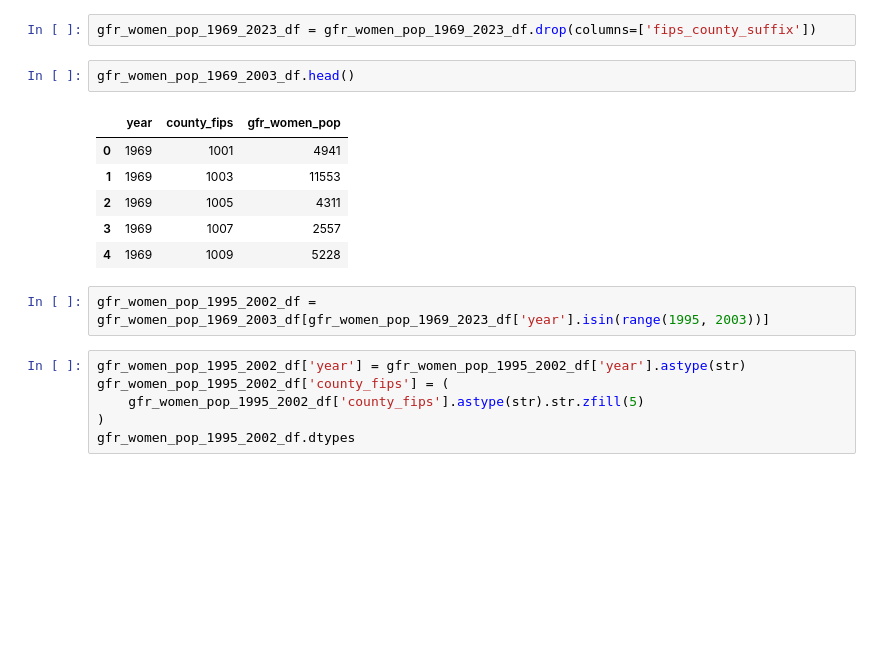
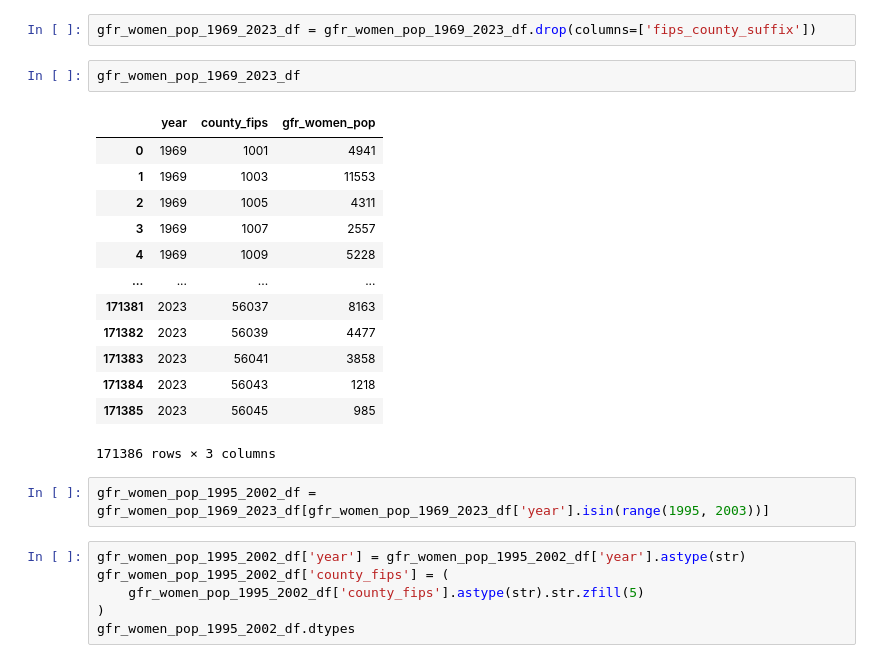
Before and after one commit to elizagoler/RecessionFertility, a Jupyter notebook: source/derived/county_gfrs/calculate_gfrs.ipynb, the cells around one changed output. Cells and saved outputs as stored; diff of their text form; blank space fills up the shorter version.

```diff
--- a/source/derived/county_gfrs/calculate_gfrs.ipynb
+++ b/source/derived/county_gfrs/calculate_gfrs.ipynb
@@ -158,16 +170,23 @@ gfr_women_pop_1969_2023_df = pd.read_csv('datastore/output/seer_population/gfr_w
 # %%
 gfr_women_pop_1969_2023_df = gfr_women_pop_1969_2023_df.drop(columns=['fips_county_suffix'])
 # %%
-gfr_women_pop_1969_2003_df.head()
+gfr_women_pop_1969_2023_df
 # %% [output]
 |  | year | county_fips | gfr_women_pop |
 | 0 | 1969 | 1001 | 4941 |
 | 1 | 1969 | 1003 | 11553 |
 | 2 | 1969 | 1005 | 4311 |
 | 3 | 1969 | 1007 | 2557 |
 | 4 | 1969 | 1009 | 5228 |
+| ... | ... | ... | ... |
+| 171381 | 2023 | 56037 | 8163 |
+| 171382 | 2023 | 56039 | 4477 |
+| 171383 | 2023 | 56041 | 3858 |
+| 171384 | 2023 | 56043 | 1218 |
+| 171385 | 2023 | 56045 | 985 |
+171386 rows × 3 columns
 # %%
-gfr_women_pop_1995_2002_df = gfr_women_pop_1969_2003_df[gfr_women_pop_1969_2023_df['year'].isin(range(1995, 2003))]
+gfr_women_pop_1995_2002_df = gfr_women_pop_1969_2023_df[gfr_women_pop_1969_2023_df['year'].isin(range(1995, 2003))]
 # %%
 gfr_women_pop_1995_2002_df['year'] = gfr_women_pop_1995_2002_df['year'].astype(str)
 gfr_women_pop_1995_2002_df['county_fips'] = (
```
Also changed, not shown: parts of 83 cells of this notebook, 8 other files.
